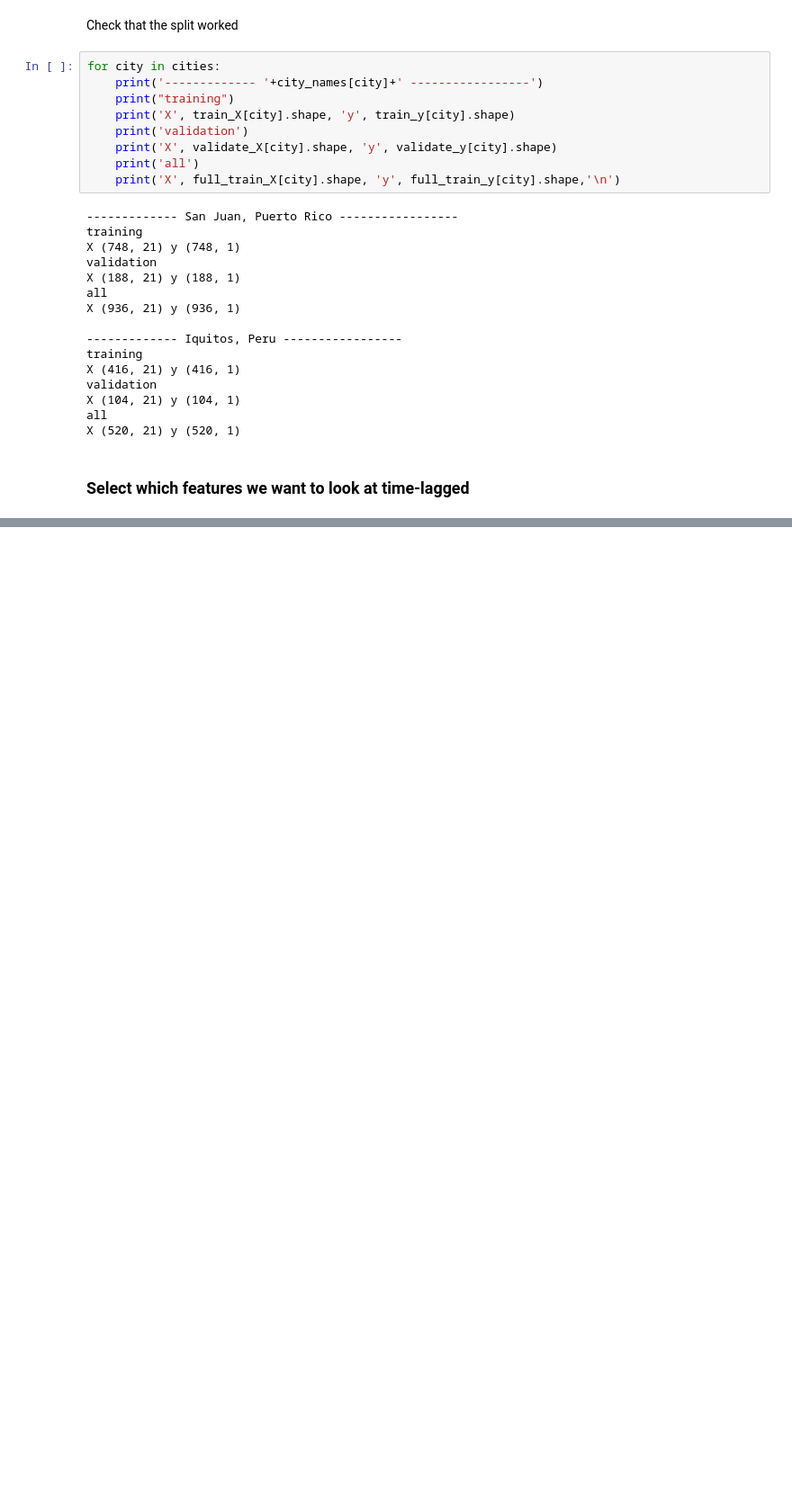
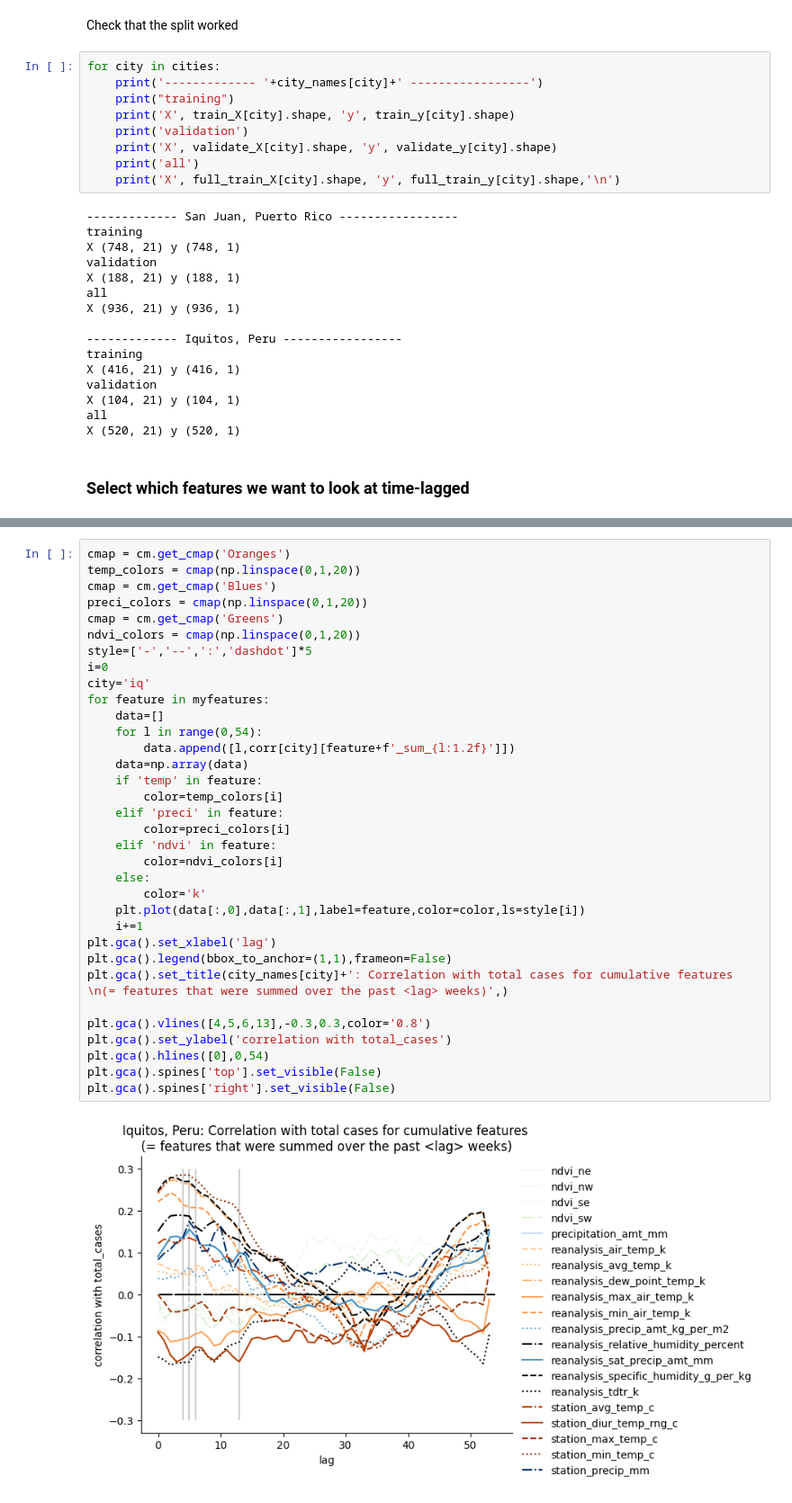
Before and after one commit to WinnieCP/dsr_dengue_minicompetition, a Jupyter notebook: notebooks/05_wp_test_shifting_and_rolling_transformers.ipynb, the cells around one changed output, grey strips where cells are left out. Shown at 90% size. Cells and saved outputs as stored; diff of their text form; blank space fills up the shorter version.

```diff
--- a/notebooks/05_wp_test_shifting_and_rolling_transformers.ipynb
+++ b/notebooks/05_wp_test_shifting_and_rolling_transformers.ipynb
@@ -139 +175,37 @@ plt.gca().legend(bbox_to_anchor=(1,1))
+# %%
+cmap = cm.get_cmap('Oranges')
+temp_colors = cmap(np.linspace(0,1,20))
+cmap = cm.get_cmap('Blues')
+preci_colors = cmap(np.linspace(0,1,20))
+cmap = cm.get_cmap('Greens')
+ndvi_colors = cmap(np.linspace(0,1,20))
+style=['-','--',':','dashdot']*5
+i=0
+city='iq'
+for feature in myfeatures:
+    data=[]
+    for l in range(0,54):
+        data.append([l,corr[city][feature+f'_sum_{l:1.2f}']])
+    data=np.array(data)
+    if 'temp' in feature:
+        color=temp_colors[i]
+    elif 'preci' in feature:
+        color=preci_colors[i]
+    elif 'ndvi' in feature:
+        color=ndvi_colors[i]
+    else:
+        color='k'
+    plt.plot(data[:,0],data[:,1],label=feature,color=color,ls=style[i])
+    i+=1
+plt.gca().set_xlabel('lag')
+plt.gca().legend(bbox_to_anchor=(1,1),frameon=False)
+plt.gca().set_title(city_names[city]+': Correlation with total cases for cumulative features \n(= features that were summed over the past <lag> weeks)',)
+
+plt.gca().vlines([4,5,6,13],-0.3,0.3,color='0.8')
+plt.gca().set_ylabel('correlation with total_cases')
+plt.gca().hlines([0],0,54)
+plt.gca().spines['top'].set_visible(False)
+plt.gca().spines['right'].set_visible(False)
+# %% [output]
+[figure, added]
 # %%
```
Also changed, not shown: parts of 24 cells of this notebook, 1 other file.
